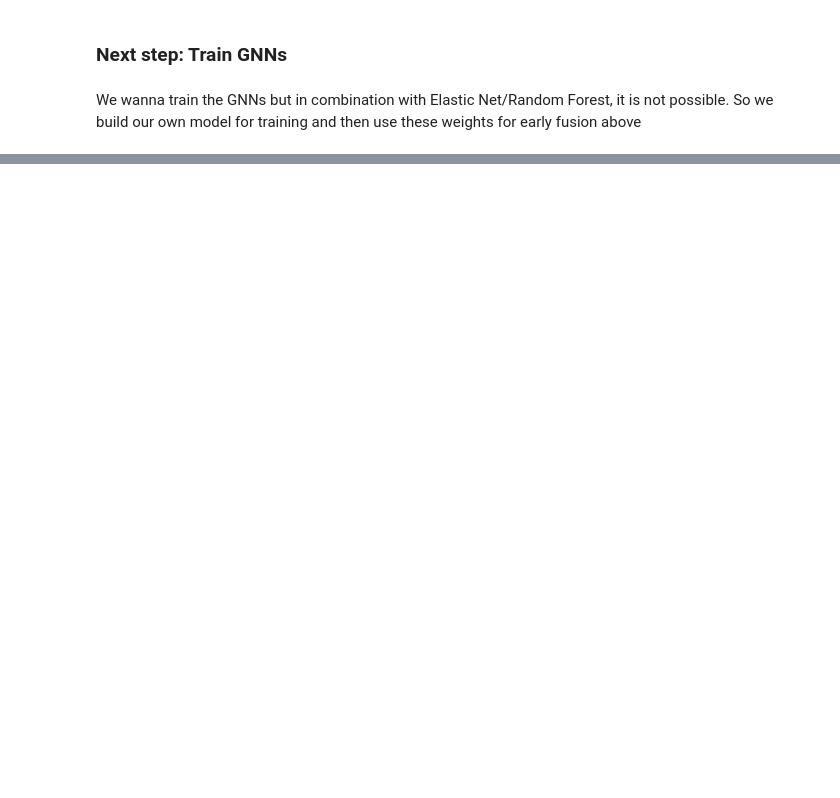
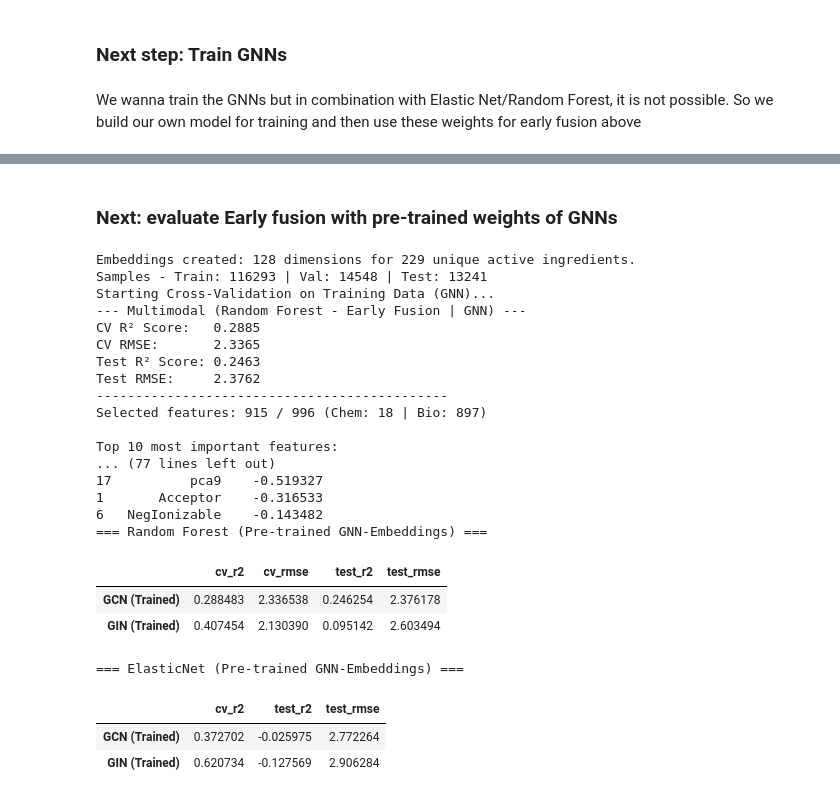
Before and after one commit to s-juross/masterthesis, a Jupyter notebook: jupyter_notebooks/comparison_earlyfusion_GNN.ipynb, the cells around one changed output, grey strips where cells are left out. Cells and saved outputs as stored; diff of their text form; code cells hidden in the pictures; blank space fills up the shorter version.

```diff
--- a/jupyter_notebooks/comparison_earlyfusion_GNN.ipynb
+++ b/jupyter_notebooks/comparison_earlyfusion_GNN.ipynb
@@ -389,0 +429,59 @@ display(results)
+# %% [markdown]
+### Next: evaluate Early fusion with pre-trained weights of GNNs
+# %%
+sample_g = smiles_to_graph(df['SMILES'].dropna().iloc[0])
+node_dim = sample_g.x.shape[1]
+
+trained_encoders = {
+    "GCN (Trained)": (GCNDrugEncoder(node_dim, hidden_dim=128), "checkpoints/gcn_trained.pt"),
+    "GIN (Trained)": (GINDrugEncoder(node_dim, hidden_dim=128), "checkpoints/gin_trained.pt"),
+}
+
+results_rf = {}
+results_en = {}
+
+for name, (encoder, ckpt_path) in trained_encoders.items():
+    # load weights
+    state_dict = torch.load(ckpt_path, map_location=device, weights_only=True)
+    encoder.load_state_dict(state_dict)
+    encoder = encoder.to(device).eval()
+    # extract embeddings
+    df_gnn = add_gnn_embeddings_to_df(df, encoder, device=device)
+    # Random Forest & ElasticNet
+    results_rf[name] = early_fusion(
+        df_gnn, target='LN_IC50', model_name='RandomForest', drug_feature_type='gnn', apply_pca=True
+    )
+    results_en[name] = early_fusion(
+        df_gnn, target='LN_IC50', model_name='ElasticNet', drug_feature_type='gnn', apply_pca=True
+    )
+
+print("=== Random Forest (Pre-trained GNN-Embeddings) ===")
+display(pd.DataFrame(results_rf).T)
+
+print("=== ElasticNet (Pre-trained GNN-Embeddings) ===")
+display(pd.DataFrame(results_en).T)
+# %% [output]
+Embeddings created: 128 dimensions for 229 unique active ingredients.
+Samples - Train: 116293 | Val: 14548 | Test: 13241
+Starting Cross-Validation on Training Data (GNN)...
+--- Multimodal (Random Forest - Early Fusion | GNN) ---
+CV R² Score:   0.2885
+CV RMSE:       2.3365
+Test R² Score: 0.2463
+Test RMSE:     2.3762
+---------------------------------------------
+Selected features: 915 / 996 (Chem: 18 | Bio: 897)
+
+Top 10 most important features:
+... (77 lines left out)
+17          pca9    -0.519327
+1       Acceptor    -0.316533
+6   NegIonizable    -0.143482
+=== Random Forest (Pre-trained GNN-Embeddings) ===
+|  | cv_r2 | cv_rmse | test_r2 | test_rmse |
+| GCN (Trained) | 0.288483 | 2.336538 | 0.246254 | 2.376178 |
+| GIN (Trained) | 0.407454 | 2.130390 | 0.095142 | 2.603494 |
+=== ElasticNet (Pre-trained GNN-Embeddings) ===
+|  | cv_r2 | test_r2 | test_rmse |
+| GCN (Trained) | 0.372702 | -0.025975 | 2.772264 |
+| GIN (Trained) | 0.620734 | -0.127569 | 2.906284 |
```
Also changed, not shown: parts of 9 cells of this notebook, 2 other files.
